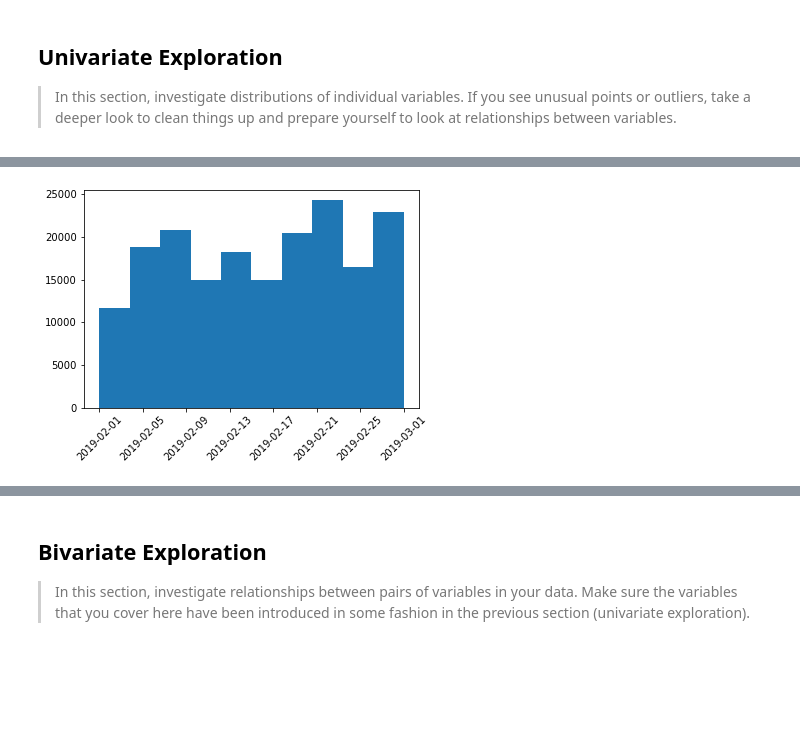
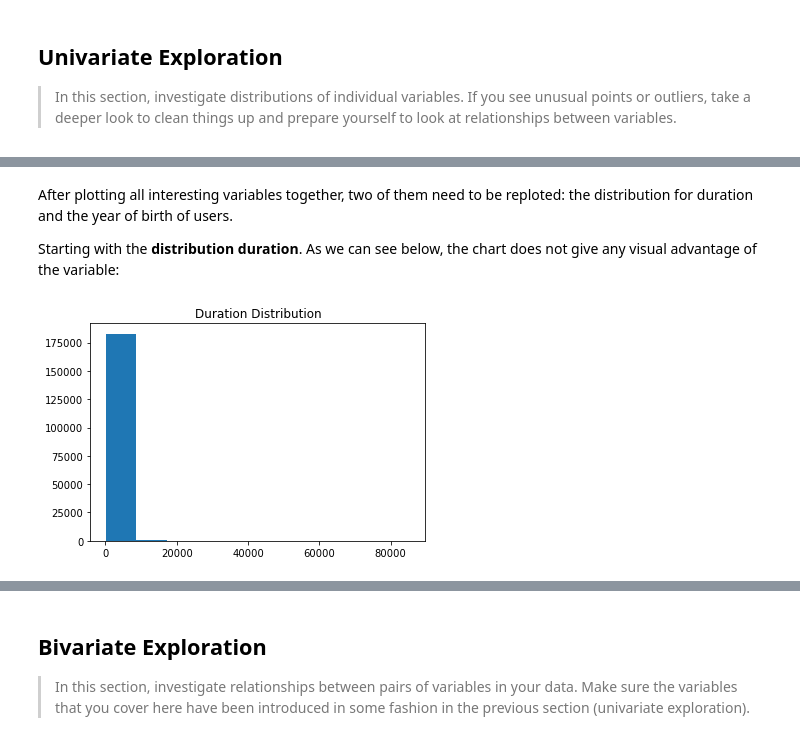
Before and after one commit to aingelmo/aingelmo.github.io, a Jupyter notebook: Project_5_Communicate-Data-Findings/exploration_template.ipynb, the cells around one changed output, grey strips where cells are left out. Saved outputs shown, nothing was run; the diff lists cells and outputs as text; code cells hidden in the pictures; blank space fills up the shorter version.

```diff
--- a/Project_5_Communicate-Data-Findings/exploration_template.ipynb
+++ b/Project_5_Communicate-Data-Findings/exploration_template.ipynb
@@ -85,12 +85,34 @@ ford_clean = ford.copy()
 ford_clean["start_time"] = pd.to_datetime(ford_clean["start_time"])
 ford_clean["end_time"] = pd.to_datetime(ford_clean["end_time"])
 
+#Divide date/time variables in order to plot it correctly
+ford_clean["start_time_hour"] = pd.DatetimeIndex(ford_clean["start_time"]).hour
+ford_clean["end_time_hour"] = pd.DatetimeIndex(ford_clean["end_time"]).hour
+
+#Get day of the week for the start an end time.
+ford_clean["start_time_weekday"] = ford_clean["start_time"].dt.dayofweek
+ford_clean["end_time_weekday"] = ford_clean["end_time"].dt.dayofweek
+
+#Convert day of the week to string
+week_dict = {0: "Monday", 1: "Tuesday", 2: "Wednesday", 3: "Thursday", 4: "Friday", 5: "Saturday", 6: "Sunday"}
+
+ford_clean["start_time_weekday"].replace(week_dict, inplace=True)
+ford_clean["end_time_weekday"].replace(week_dict, inplace=True)
+
 #Convert to strings as not calculations are required for the data below
-to_clean = ["start_station_id", "end_station_id", "bike_id", "member_birth_year"]
+to_clean = ["start_station_id", "end_station_id", "bike_id"]
 
 for i in to_clean:
     ford_clean[i] = ford_clean[i].fillna(0).astype(int).astype(str)
 
+#Convert year of birth to int
+ford_clean["member_birth_year"] = ford_clean["member_birth_year"].fillna(0).astype(int)
+
+#Convert to categorical values
+ford_clean["member_gender"] = ford_clean["member_gender"].astype("category")
+ford_clean["user_type"] = ford_clean["user_type"].astype("category")
+
+
 #Drop Columns not necessary for the analysis
 ford_clean.drop(labels=["start_station_latitude", "start_station_longitude", "end_station_latitude", "end_station_longitude"], axis=1, inplace=True);
 # %%
@@ -127,5 +201,9 @@ base_color = sb.color_palette()[0]
+# %% [markdown]
+After plotting all interesting variables together, two of them need to be reploted: the distribution for duration and the year of birth of users.
+
+Starting with the **distribution duration**. As we can see below, the chart does not give any visual advantage of the variable:
 # %%
-plt.hist(ford_clean["start_time"])
-plt.xticks(rotation=45);
+plt.hist(ford_clean["duration_sec"])
+plt.title("Duration Distribution");
 # %% [output]
-[figure, old version]
+[figure, new version]
```
Also changed, not shown: parts of 18 cells of this notebook.
